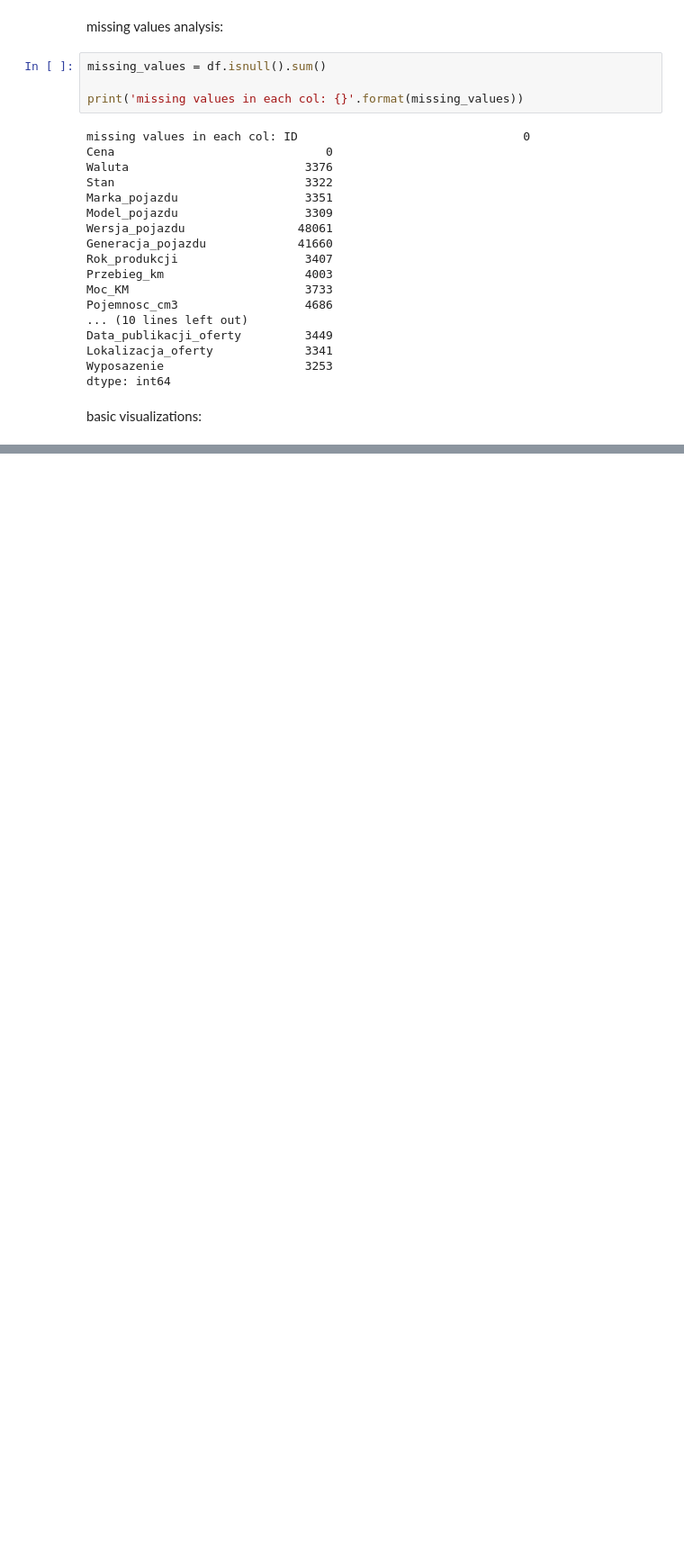
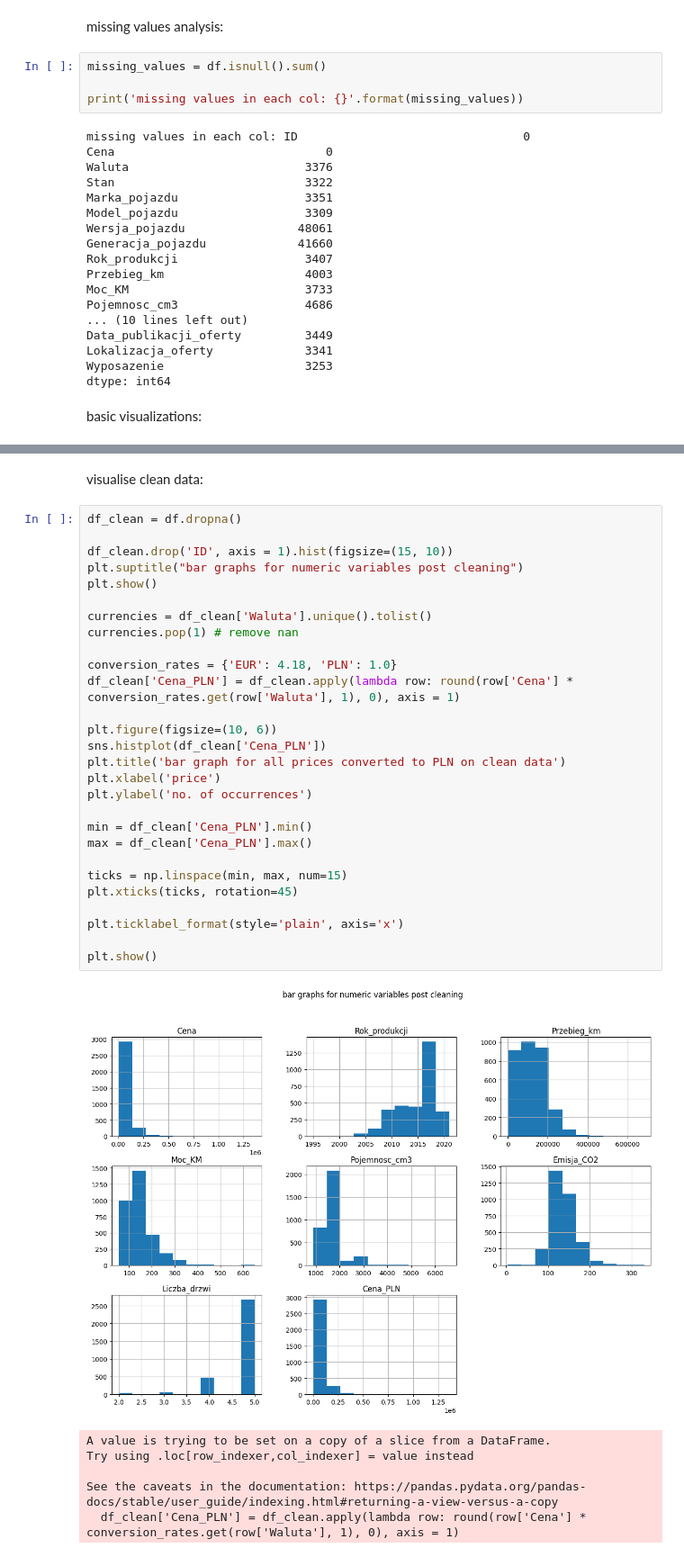
Before and after one commit to sowinskv/DSC_competition, a Jupyter notebook: notebooks/EDA.ipynb, the cells around one changed output, grey strips where cells are left out. Shown at 90% size. Saved outputs shown, nothing was run; the diff lists cells and outputs as text; blank space fills up the shorter version.

```diff
--- a/notebooks/EDA.ipynb
+++ b/notebooks/EDA.ipynb
@@ -148,0 +147,37 @@ Name: count, Length: 11137, dtype: int64
+# %% [markdown]
+visualise clean data:
+# %%
+df_clean = df.dropna()
+
+df_clean.drop('ID', axis = 1).hist(figsize=(15, 10))
+plt.suptitle("bar graphs for numeric variables post cleaning")
+plt.show()
+
+currencies = df_clean['Waluta'].unique().tolist()
+currencies.pop(1) # remove nan
+
+conversion_rates = {'EUR': 4.18, 'PLN': 1.0}
+df_clean['Cena_PLN'] = df_clean.apply(lambda row: round(row['Cena'] * conversion_rates.get(row['Waluta'], 1), 0), axis = 1)
+
+plt.figure(figsize=(10, 6))
+sns.histplot(df_clean['Cena_PLN'])
+plt.title('bar graph for all prices converted to PLN on clean data')
+plt.xlabel('price')
+plt.ylabel('no. of occurrences')
+
+min = df_clean['Cena_PLN'].min()
+max = df_clean['Cena_PLN'].max()
+
+ticks = np.linspace(min, max, num=15)
+plt.xticks(ticks, rotation=45)
+
+plt.ticklabel_format(style='plain', axis='x')
+
+plt.show()
+# %% [output]
+[figure, added]
+A value is trying to be set on a copy of a slice from a DataFrame.
+Try using .loc[row_indexer,col_indexer] = value instead
+
+See the caveats in the documentation: https://pandas.pydata.org/pandas-docs/stable/user_guide/indexing.html#returning-a-view-versus-a-copy
+  df_clean['Cena_PLN'] = df_clean.apply(lambda row: round(row['Cena'] * conversion_rates.get(row['Waluta'], 1), 0), axis = 1)
```
Also changed, not shown: parts of 3 cells of this notebook, 2 other files.
